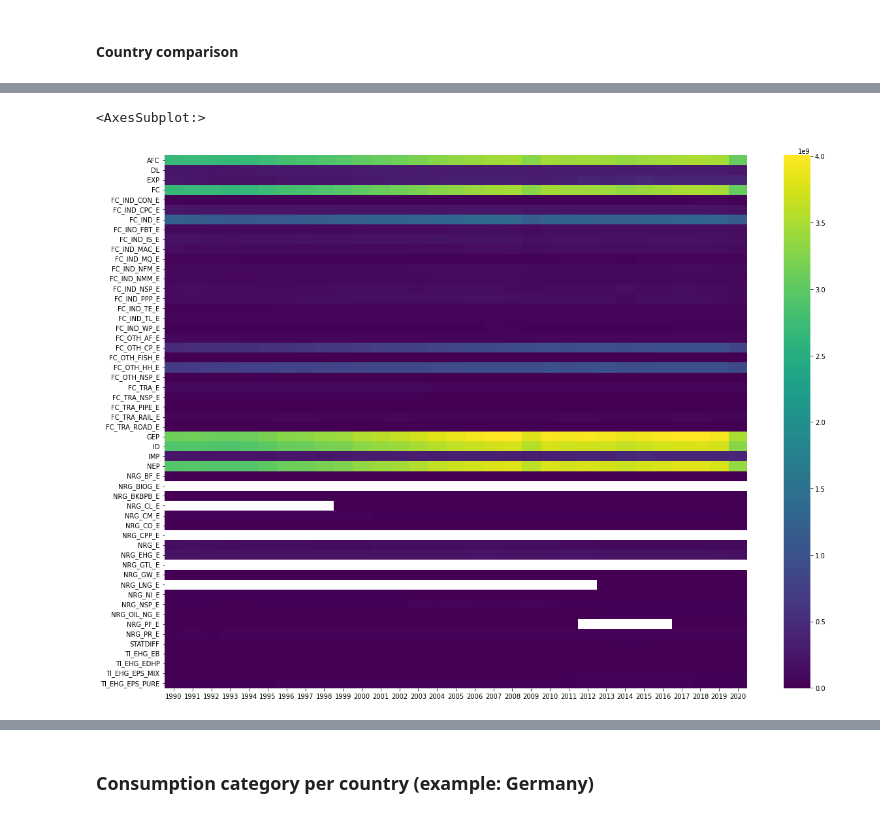
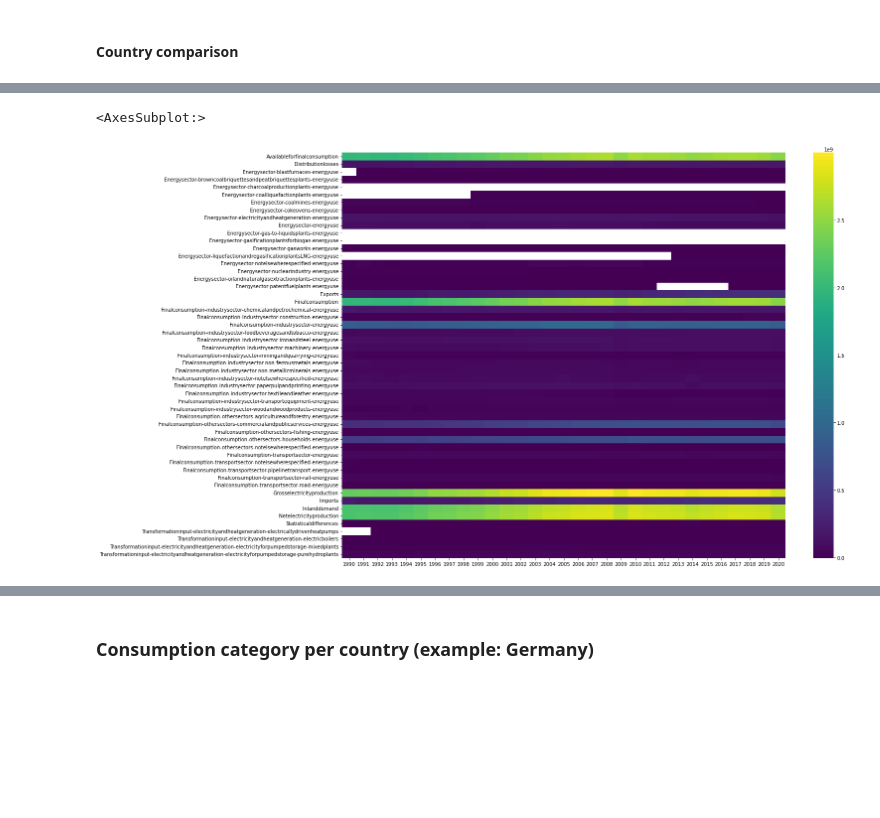
Before and after one commit to SinanSeyhan/green-electricity-project, a Jupyter notebook: notebooks/armin_data_analysis_consumption.ipynb, the cells around one changed output, grey strips where cells are left out. Drawn from its saved outputs; the diff is of its cells as text; code cells hidden in the pictures; blank space fills up the shorter version.

Commit message:
Used cleaned dataset and filtered EU countries at the beginning

```diff
--- a/notebooks/armin_data_analysis_consumption.ipynb
+++ b/notebooks/armin_data_analysis_consumption.ipynb
@@ -28,0 +31,3 @@ consumption_df
+# %%
+consumption_df_only_EU = consumption_df[consumption_df['EU?']].loc[:,'energy_balance_code':]
+consumption_df_only_EU
@@ -164,5 +204,5 @@ missing_data_countries
 # %%
-consumption_df_float = consumption_df.loc[:, '1990':'2020'].replace(': ',np.nan).astype(float)
+consumption_df_float = consumption_df_only_EU.loc[:, '1990':'2020'].replace(': ',np.nan).astype(float)
 consumption_df_float
 # %% [output]
 |  | 1990 | 1991 | 1992 | 1993 | 1994 | 1995 | 1996 | 1997 | 1998 | 1999 | ... | ... |
@@ -181,4 +221,4 @@ consumption_df_float
 # %%
-consumption_df_float_complete = pd.merge(consumption_df.loc[:, :'Alpha_2_code'], consumption_df_float, left_index=True, right_index=True)
+consumption_df_float_complete = pd.merge(consumption_df_only_EU.loc[:, 'energy_balance':'Alpha_2_code'], consumption_df_float, left_index=True, right_index=True).drop(columns='EU?')
 consumption_df_float_complete
 # %% [output]
@@ -568,4 +410,4 @@ missing_data_nrg_bal
 # %%
-consumption_df_nrg_bal_sums = consumption_df_float_complete_only_countries.groupby('nrg_bal').sum()
+consumption_df_nrg_bal_sums = consumption_df_float_complete.groupby('energy_balance').sum()
 consumption_df_nrg_bal_sums
 # %% [output]
@@ -594,8 +436,8 @@ consumption_df_nrg_bal_sums.reset_index(inplace=True)
 mask = consumption_df_nrg_bal_sums.loc[:, '1990':'2020'] == 0
 # %%
 fig, ax = plt.subplots(figsize=(20,15))
-sns.heatmap(consumption_df_nrg_bal_sums.loc[:, '1990':'2020'], yticklabels=consumption_df_nrg_bal_sums['nrg_bal'], mask=mask, cmap="viridis")
+sns.heatmap(consumption_df_nrg_bal_sums.loc[:, '1990':'2020'], yticklabels=consumption_df_nrg_bal_sums['energy_balance'], mask=mask, cmap="viridis")
 # %% [output]
 <AxesSubplot:>
-[figure, old version]
+[figure, new version]
 # %%
```
Also changed, not shown: parts of 100 cells of this notebook.
